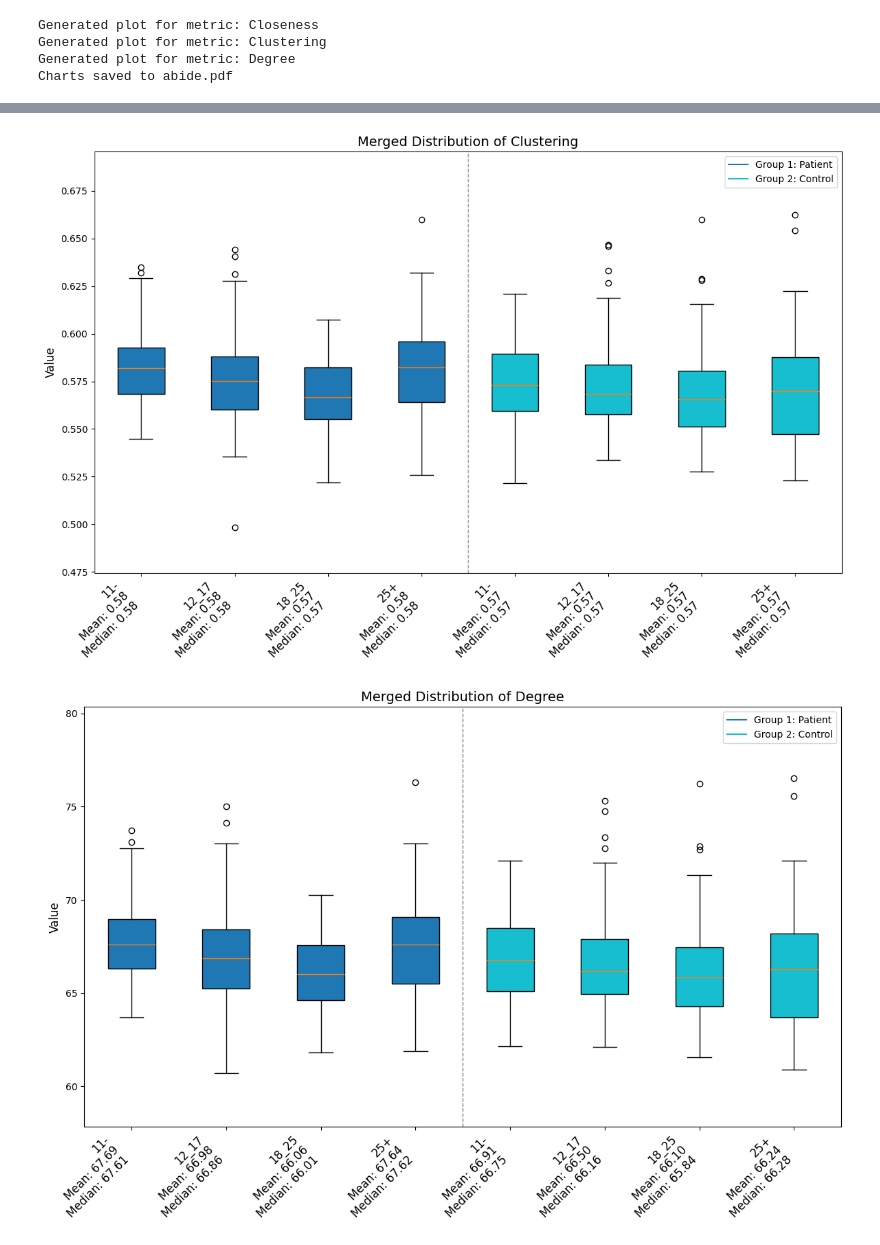
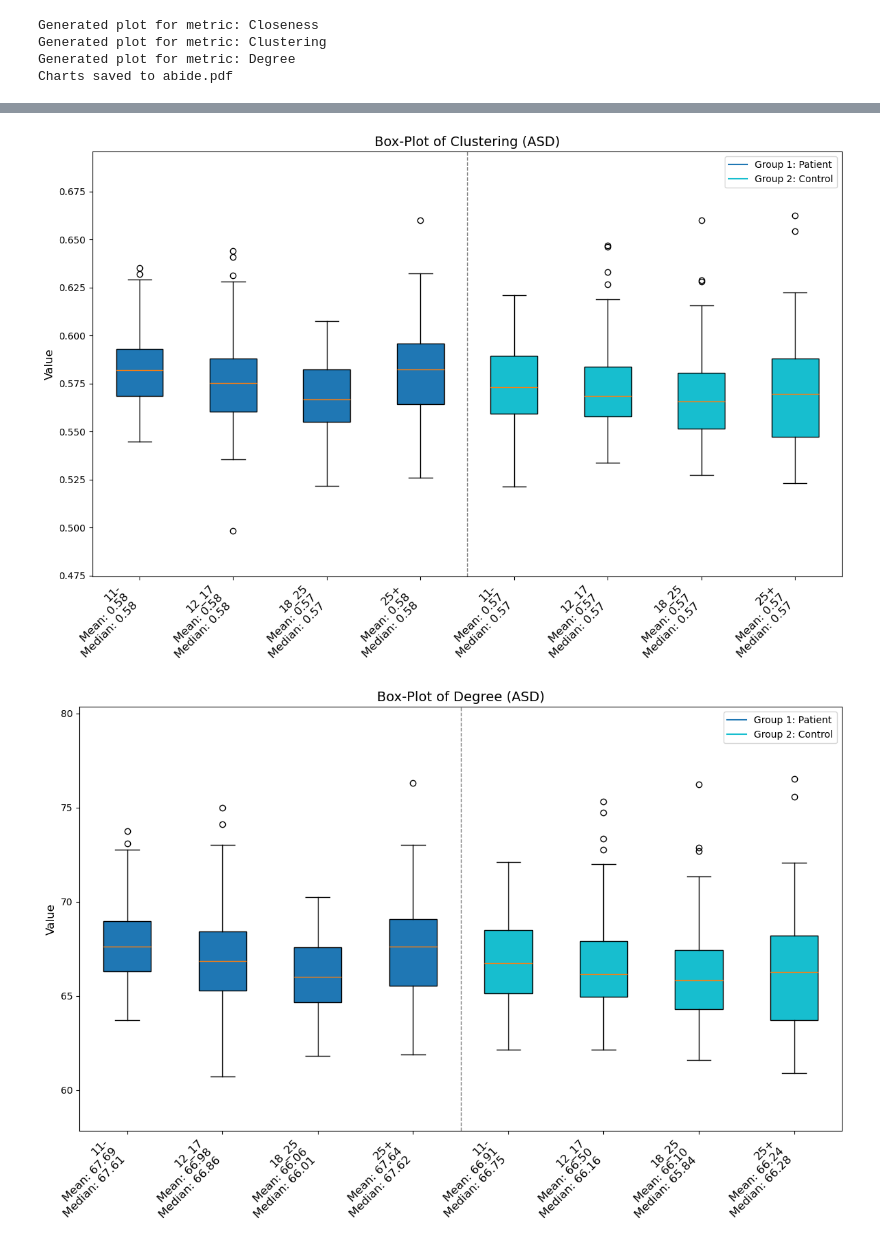
Before and after one commit to mattreturn1/NeuroGraph-Analysis, a Jupyter notebook: visualization/graph_charts.ipynb, the cells around one changed output, grey strips where cells are left out. Cells and saved outputs as stored; diff of their text form; code cells hidden in the pictures.

```diff
--- a/visualization/graph_charts.ipynb
+++ b/visualization/graph_charts.ipynb
@@ -4,7 +4,7 @@ import numpy as np
 import pandas as pd
 import os
 
-def create_grouped_box_plot(metric, groups, show_plot=False):
+def create_grouped_box_plot(metric, groups, title, show_plot=False):
     """
     Create a grouped box plot for a specified metric from multiple datasets.
 
@@ -62,7 +62,7 @@ def create_grouped_box_plot(metric, groups, show_plot=False):
     ax.set_yscale('linear')
     ax.set_ylim([min(all_data)/1.05, max(all_data) * 1.05])
 
-    ax.set_title(f'Merged Distribution of {metric}', fontsize=14)
+    ax.set_title(f'Box-Plot of {metric} ({title})', fontsize=14)
     ax.set_ylabel('Value', fontsize=12)
     ax.tick_params(axis='both', labelsize=10)
     ax.set_xticks(range(1, len(stats_labels) + 1))
@@ -105,7 +105,7 @@ def save_charts_to_pdf(pdf_filename="charts_output.pdf"):
     print(f"Charts saved to {pdf_filename}")
 # %%
 # Define a function to generate plots for multiple metrics
-def generate_grouped_box_plots(metrics, groups):
+def generate_grouped_box_plots(metrics, groups, title):
     """
     Generate grouped box plots for a list of metrics.
 
@@ -114,7 +114,7 @@ def generate_grouped_box_plots(metrics, groups):
         groups (list): List of groups with their associated file paths.
     """
     for metric in metrics:
-        create_grouped_box_plot(metric, groups)
+        create_grouped_box_plot(metric, groups, title)
         print(f"Generated plot for metric: {metric}")
 # %%
 # Define metrics to generate plots for
@@ -220,7 +204,7 @@ group_2 = [
 ]
 
 # Generate plots for all metrics
-generate_grouped_box_plots(metrics_to_plot, [group_1, group_2])
+generate_grouped_box_plots(metrics_to_plot, [group_1, group_2],"ASD")
 save_charts_to_pdf("abide.pdf")
 # %% [output]
 Generated plot for metric: Closeness
@@ -231,2 +215,2 @@ Charts saved to abide.pdf
-[figure, old version]
+[figure, new version]
-[figure, old version]
+[figure, new version]
```
Also changed, not shown: parts of 5 cells of this notebook, 1 other file.
